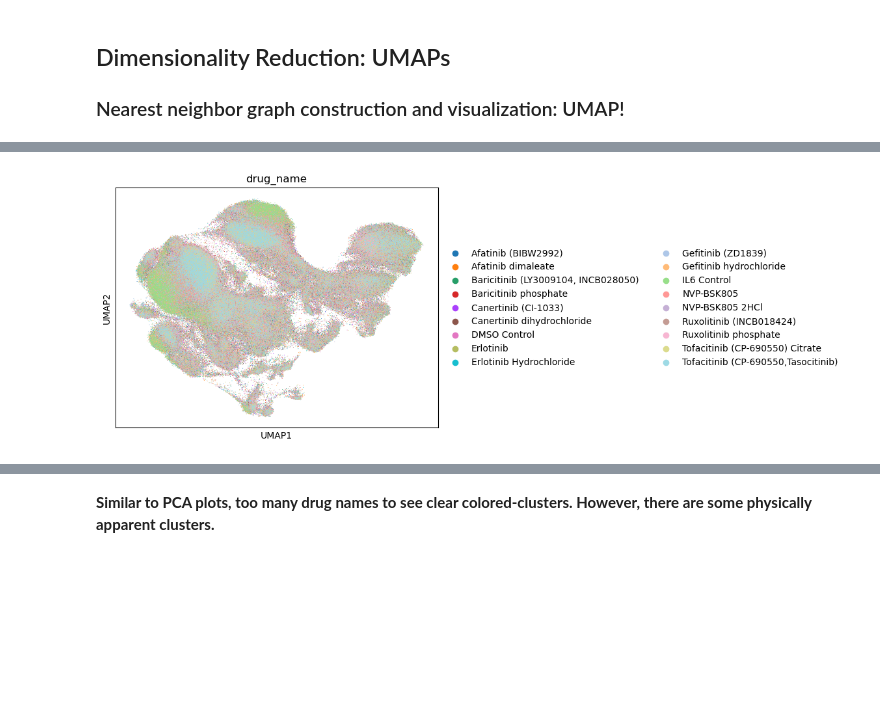
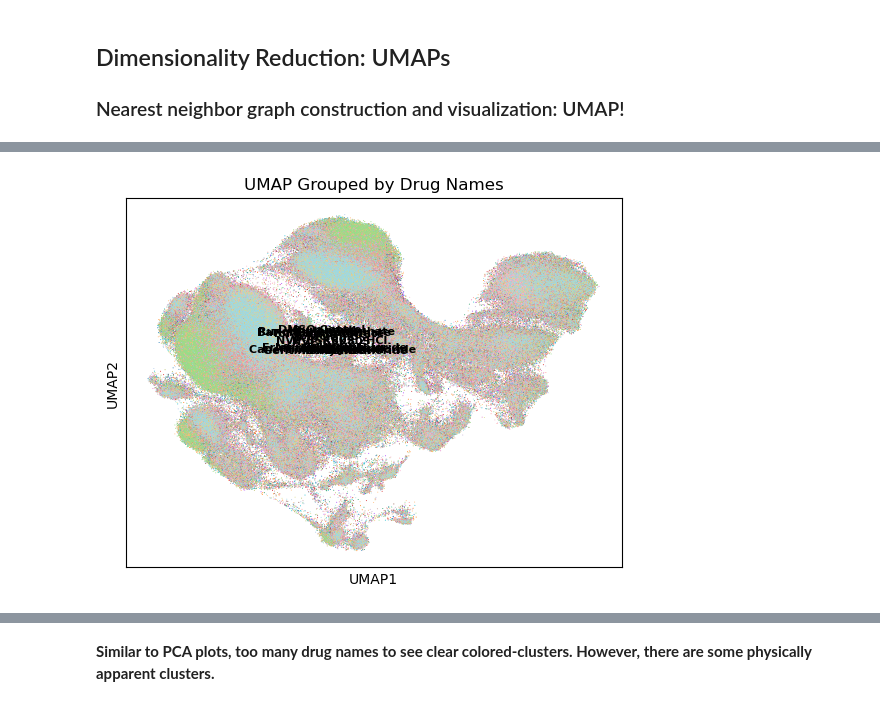
Before and after one commit to coreancutie/JAK-STAT, a Jupyter notebook: data_exploration/data_exp_filtering_PCA_UMAP_CC.ipynb, the cells around one changed output, grey strips where cells are left out. Saved outputs shown, nothing was run; the diff lists cells and outputs as text; code cells hidden in the pictures; blank space fills up the shorter version.

Commit message:
adding UMAP figures

```diff
--- a/data_exploration/data_exp_filtering_PCA_UMAP_CC.ipynb
+++ b/data_exploration/data_exp_filtering_PCA_UMAP_CC.ipynb
@@ -114,6 +114,20 @@ sc.pp.log1p(adata)
 #this was causing issues, the sc.pp.highly_variable_genes runs on normalized, log-transformed, unscaled data.
 # %% [markdown]
 The 3 steps above (normalization, log-transformation, and centering) ensures that all of the genes are on a similar scale. Having all the genes on a similar scale prevents any highly expressed genes from affecting or skewing downstream analysis.
+# %%
+import re
+
+unique_drug_names = adata.obs['drug_name'].unique()
+
+def clean_name(name):
+    name = re.sub(' \\(.*\\) ', ' ', name)
+    name = re.sub(' \\(.*\\)$', '', name)
+    return name
+
+# for name in unique_drug_names:
+#     print(clean_name(name))
+
+adata.obs['clean_drug_name'] = adata.obs['drug_name'].copy().apply(clean_name)
 # %% [markdown]
 ## Feature Selection
 # %% [markdown]
@@ -249,7 +263,11 @@ sc.tl.umap(adata)
 #plotting a UMAP using the drug names
 sc.pl.umap(
     adata,
-    color="drug_name",
+    color="clean_drug_name",
     size=2,
+    title="UMAP Grouped by Drug Names",
+    legend_loc="on data",
+    legend_fontsize=8,
+    save="_drug_name_on_data.png"
 )
 # %% [output]
@@ -256 +275 @@ sc.pl.umap(
-[figure, old version]
+[figure, new version]
```
Also changed, not shown: parts of 6 cells of this notebook, 6 other files.
